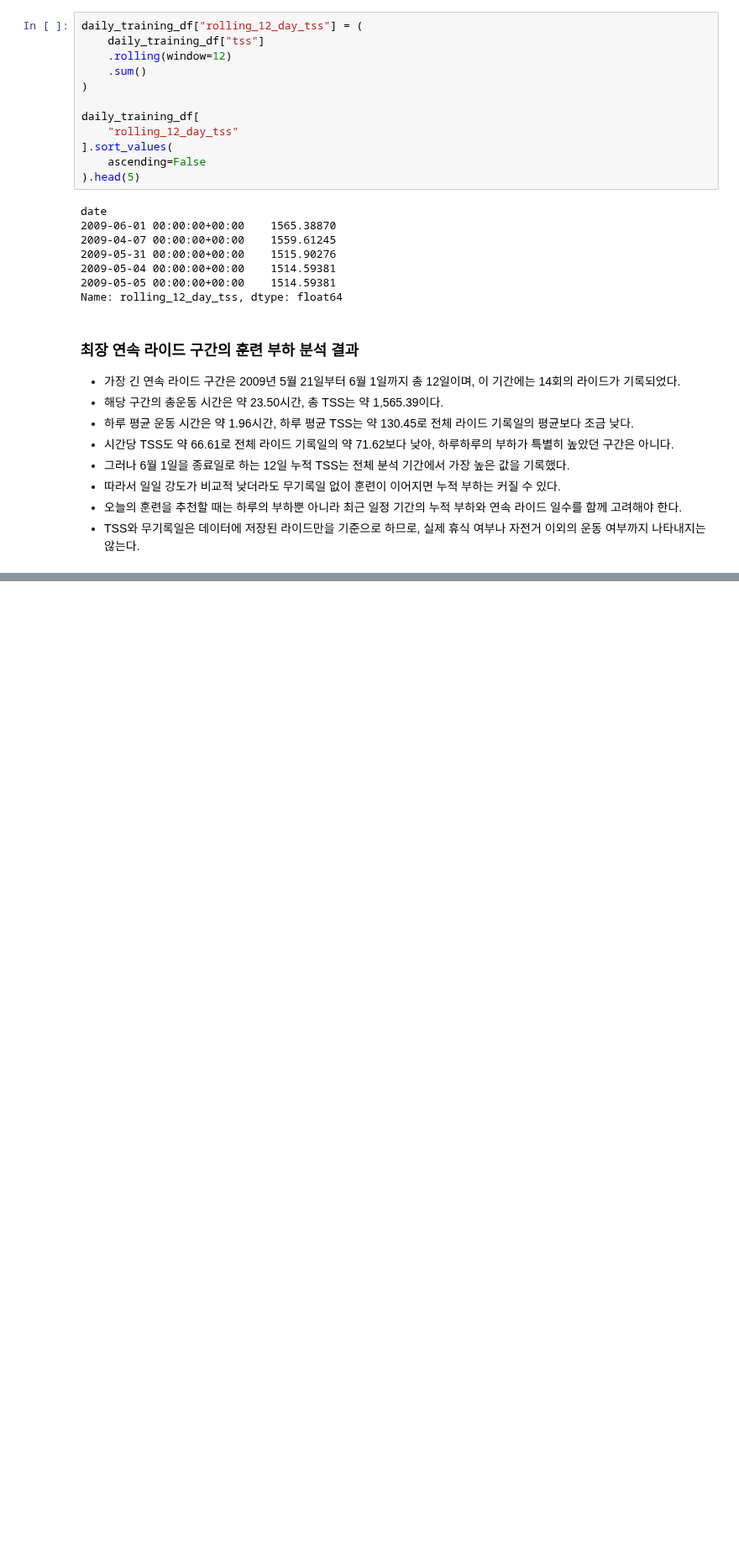
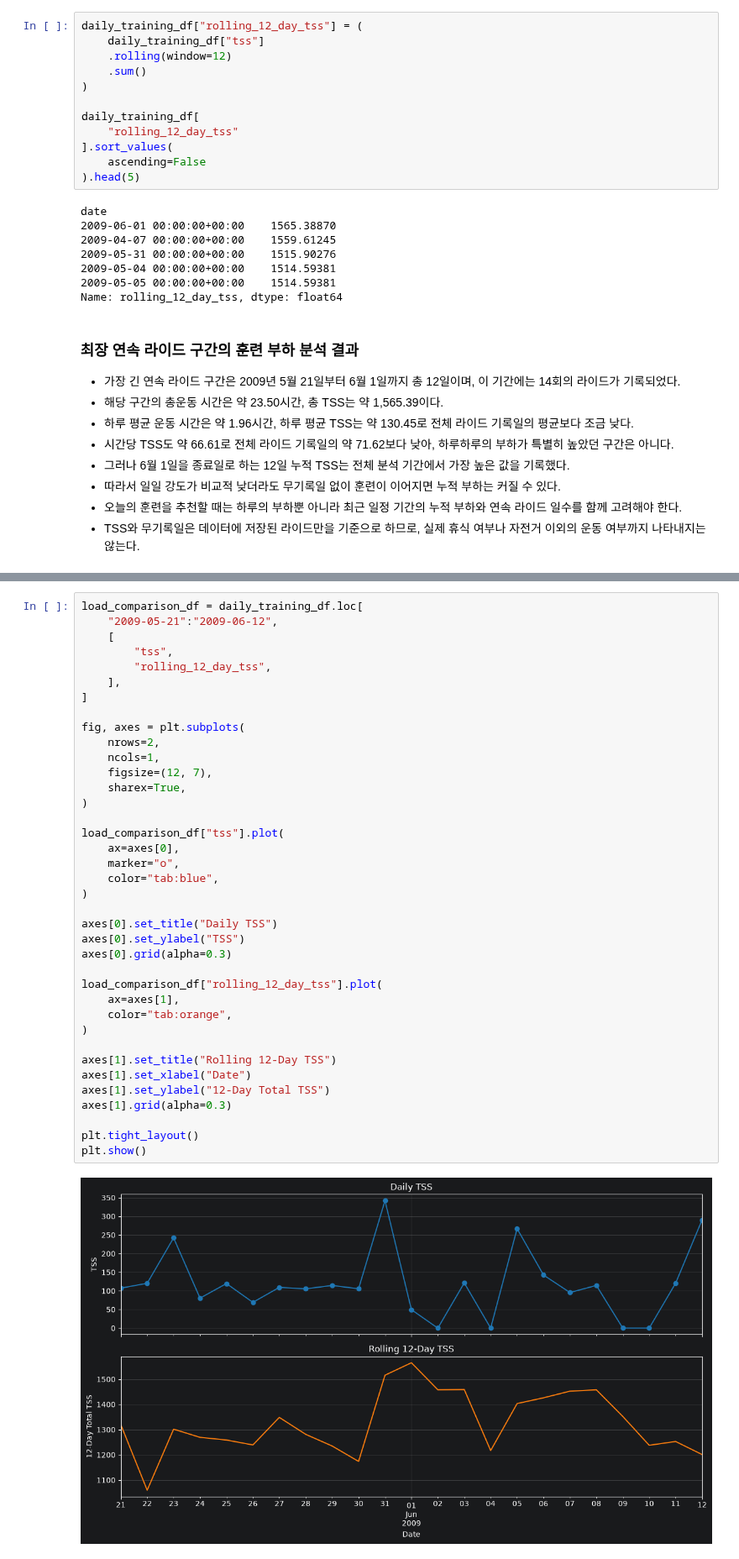
Before and after one commit to jhh0107gsc-hub/cycling, a Jupyter notebook: notebooks/02_training_trends.ipynb, the cells around one changed output, grey strips where cells are left out. Shown at 84% size. Drawn from its saved outputs; the diff is of its cells as text; blank space fills up the shorter version.

```diff
--- a/notebooks/02_training_trends.ipynb
+++ b/notebooks/02_training_trends.ipynb
@@ -1013,0 +1030,40 @@ Name: rolling_12_day_tss, dtype: float64
+# %%
+load_comparison_df = daily_training_df.loc[
+    "2009-05-21":"2009-06-12",
+    [
+        "tss",
+        "rolling_12_day_tss",
+    ],
+]
+
+fig, axes = plt.subplots(
+    nrows=2,
+    ncols=1,
+    figsize=(12, 7),
+    sharex=True,
+)
+
+load_comparison_df["tss"].plot(
+    ax=axes[0],
+    marker="o",
+    color="tab:blue",
+)
+
+axes[0].set_title("Daily TSS")
+axes[0].set_ylabel("TSS")
+axes[0].grid(alpha=0.3)
+
+load_comparison_df["rolling_12_day_tss"].plot(
+    ax=axes[1],
+    color="tab:orange",
+)
+
+axes[1].set_title("Rolling 12-Day TSS")
+axes[1].set_xlabel("Date")
+axes[1].set_ylabel("12-Day Total TSS")
+axes[1].grid(alpha=0.3)
+
+plt.tight_layout()
+plt.show()
+# %% [output]
+[figure, added]
```
Also changed, not shown: parts of 1 cell of this notebook.
